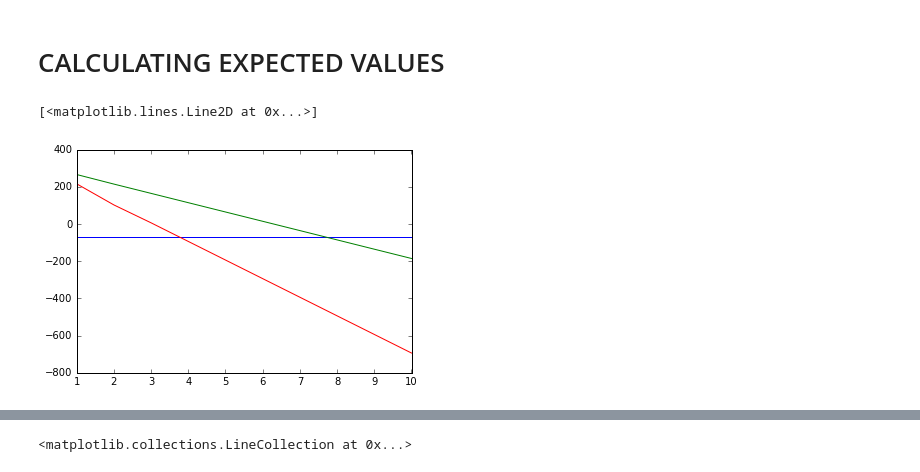
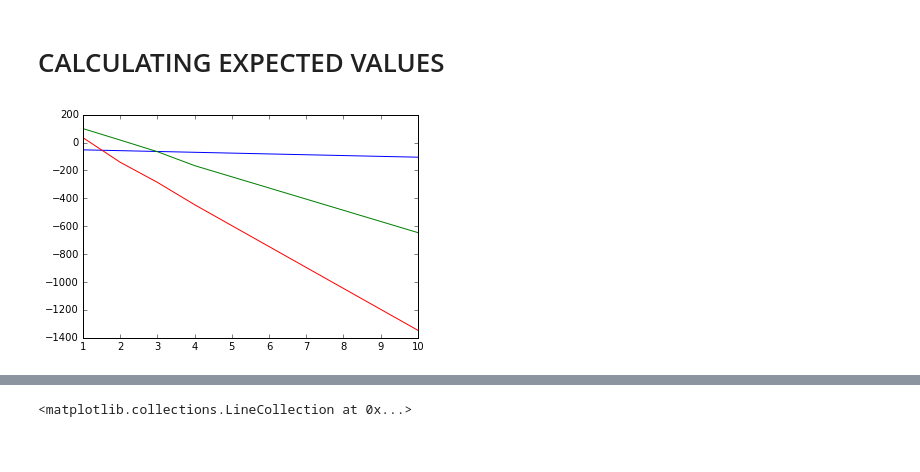
Before and after one commit to clusterzx/blackdesert, a Jupyter notebook: enchanting.ipynb, the cells around one changed output, grey strips where cells are left out. Saved outputs shown, nothing was run; the diff lists cells and outputs as text; code cells hidden in the pictures.

```diff
--- a/enchanting.ipynb
+++ b/enchanting.ipynb
@@ -78,20 +73,31 @@ LinregressResult(slope=-0.025000000000000001, intercept=0.40000000000000002, rva
 # %% [markdown]
 # CALCULATING EXPECTED VALUES
 # %%
-preco_blackstone = 350
-preco_acessorio = 50
-preco_acessorio_r1 = 100
-p_blackstone = lambda x: -.025*x + .4
-rank = 9
-tries = 10
+price_accessory = 80
+price_accessory_r1 = 150
 
-expected_value_blackstone = lambda tries, rank: -p_blackstone(rank)*preco_blackstone
-expected_value_acessorio = lambda tries, rank: (preco_blackstone-(preco_acessorio*(1-ratios_ignore_luck('accessory', 0, tries)[2]))) - preco_acessorio*tries
-expected_value_acessorio_r1 = lambda tries, rank: (preco_blackstone-(preco_acessorio*(1-ratios_ignore_luck('accessory', 1, tries)[2]))) - preco_acessorio_r1*tries
+def plot_weapon_breakpoints(rank):
+    price_blackstone = 360*.65
 
-plot(range(1,tries+1),[ expected_value_blackstone(x,8) for x in range(1,tries+1)],c='b')
-plot(range(1,tries+1),[ expected_value_acessorio(x,8) for x in range(1,tries+1)],c='g')
-plot(range(1,tries+1),[ expected_value_acessorio_r1(x,8) for x in range(1,tries+1)],c='r')
+    ev_blackstone = lambda tries, rank: -(-.025*rank + .4+(increase[rank-8]*tries))*price_blackstone
+    ev_accessory = lambda tries, rank: (price_blackstone-(price_accessory*(1-ratios_ignore_luck('accessory', 0, tries)[2])))-price_accessory*tries
+    ev_accessory_r1 = lambda tries, rank: (price_blackstone-(price_accessory*(1-ratios_ignore_luck('accessory', 1, tries)[2])))-price_accessory_r1*tries
+
+    plot(range(1,tries+1),[ ev_blackstone(x,rank) for x in range(1,tries+1)],c='b')
+    plot(range(1,tries+1),[ ev_accessory(x,rank) for x in range(1,tries+1)],c='g')
+    plot(range(1,tries+1),[ ev_accessory_r1(x,rank) for x in range(1,tries+1)],c='r')
+
+def plot_armor_breakpoints(rank):
+    price_blackstone = 269*.65
+
+    ev_blackstone = lambda tries, rank: -(ratios_ignore_luck('armor',rank,tries))[2]*price_blackstone
+    ev_accessory = lambda tries, rank: (price_blackstone-(price_accessory*(1-ratios_ignore_luck('accessory', 0, tries)[2])))-price_accessory*tries
+    ev_accessory_r1 = lambda tries, rank: (price_blackstone-(price_accessory*(1-ratios_ignore_luck('accessory', 1, tries)[2])))-price_accessory_r1*tries
+
+    plot(range(1,tries+1),[ ev_blackstone(x,rank) for x in range(1,tries+1)],c='b')
+    plot(range(1,tries+1),[ ev_accessory(x,rank) for x in range(1,tries+1)],c='g')
+    plot(range(1,tries+1),[ ev_accessory_r1(x,rank) for x in range(1,tries+1)],c='r')
-# %% [output]
-[<matplotlib.lines.Line2D at 0x...>]
-[figure, removed]
+# %%
+plot_weapon_breakpoints(8)
+# %% [output]
+[figure, added]
```
Also changed, not shown: parts of 8 cells of this notebook, 5 other files.
